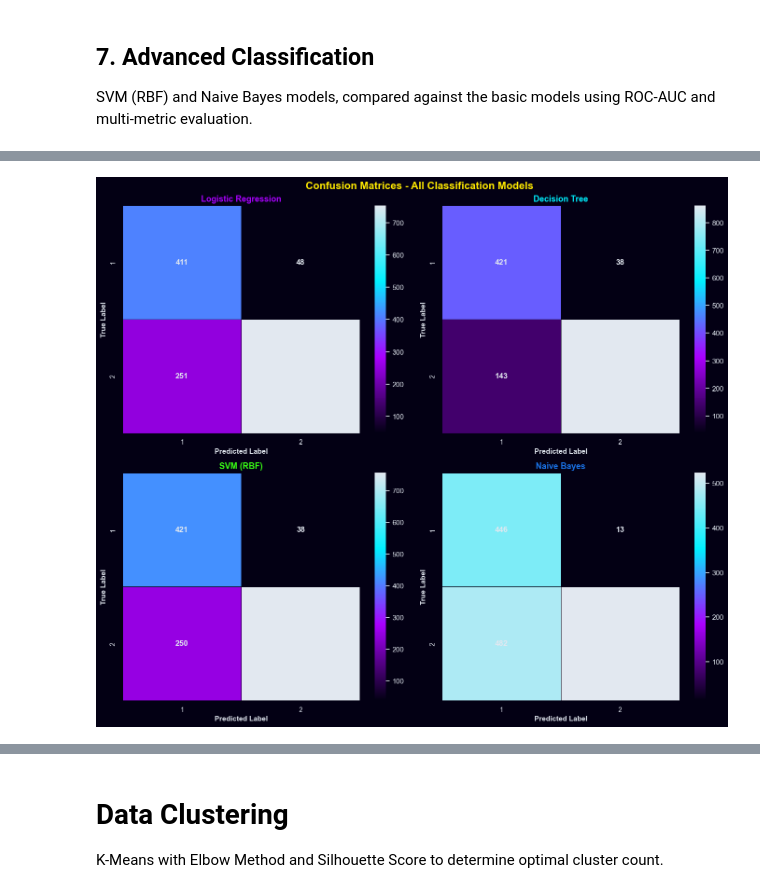
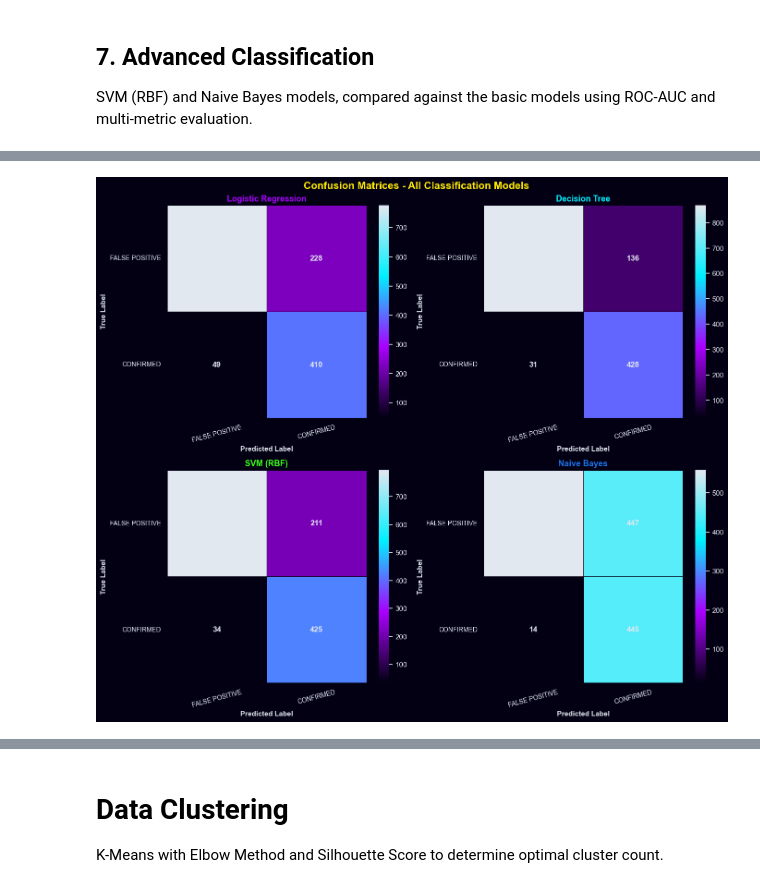
Before and after one commit to Ahmed-Esso/Kepler-Exoplanet, a Jupyter notebook: notebooks/Advanced classifcation.ipynb, the cells around one changed output, grey strips where cells are left out. Cells and saved outputs as stored; diff of their text form; code cells hidden in the pictures.

```diff
--- a/notebooks/Advanced classifcation.ipynb
+++ b/notebooks/Advanced classifcation.ipynb
@@ -483,25 +561,33 @@ from sklearn.metrics import roc_curve, auc, roc_auc_score, f1_score, recall_scor
 import warnings
 warnings.filterwarnings('ignore')
 # %%
-svm_model = SVC(kernel='rbf', C=1.0, gamma='scale', probability=True, class_weight='balanced', random_state=42)
+
+svm_model = Pipeline([
+    ('preprocess', make_scaled_preprocessor()),
+    ('model', SVC(kernel='rbf', C=1.0, gamma='scale', probability=True, class_weight='balanced', random_state=42))
+])
 svm_model.fit(X_train, y_train)
 
 y_pred_svm = svm_model.predict(X_test)
 y_pred_svm_proba = svm_model.predict_proba(X_test)
 
 svm_accuracy = accuracy_score(y_test, y_pred_svm)
-svm_precision = precision_score(y_test, y_pred_svm, average='weighted')
-svm_f1 = f1_score(y_test, y_pred_svm, average='weighted')
-svm_recall = recall_score(y_test, y_pred_svm, average='weighted')
+svm_precision = precision_score(y_test, y_pred_svm, average='weighted', zero_division=0)
+svm_f1 = f1_score(y_test, y_pred_svm, average='weighted', zero_division=0)
+svm_recall = recall_score(y_test, y_pred_svm, average='weighted', zero_division=0)
 # %%
-nb_model = GaussianNB()
+
+nb_model = Pipeline([
+    ('preprocess', make_scaled_preprocessor()),
+    ('model', GaussianNB())
+])
 nb_model.fit(X_train, y_train)
 
 y_pred_nb = nb_model.predict(X_test)
 y_pred_nb_proba = nb_model.predict_proba(X_test)
 
 nb_accuracy = accuracy_score(y_test, y_pred_nb)
-nb_precision = precision_score(y_test, y_pred_nb, average='weighted')
-nb_f1 = f1_score(y_test, y_pred_nb, average='weighted')
-nb_recall = recall_score(y_test, y_pred_nb, average='weighted')
+nb_precision = precision_score(y_test, y_pred_nb, average='weighted', zero_division=0)
+nb_f1 = f1_score(y_test, y_pred_nb, average='weighted', zero_division=0)
+nb_recall = recall_score(y_test, y_pred_nb, average='weighted', zero_division=0)
 # %%
@@ -560,8 +647,7 @@ display(comparison_results)
 # %%
+
 # ROC Curves for Binary Classification
 # Positive class: CONFIRMED exoplanets
-confirmed_label = le.transform(['CONFIRMED'])[0]
-
 def compute_binary_roc(model, X, y_true, positive_label):
     y_score = get_positive_class_scores(model, X, positive_label)
     fpr, tpr, _ = roc_curve(y_true, y_score, pos_label=positive_label)
@@ -578,7 +664,7 @@ roc_models = [
 fig, ax = plt.subplots(figsize=(10, 8))
 
 for model_name, model, color in roc_models:
-    fpr, tpr, roc_auc = compute_binary_roc(model, X_test, y_test, confirmed_label)
+    fpr, tpr, roc_auc = compute_binary_roc(model, X_test, y_test, positive_label)
     ax.plot(fpr, tpr, color=color, linewidth=2.5,
             label=f'{model_name} (AUC = {roc_auc:.3f})')
 
@@ -659,39 +745,42 @@ plt.show()
 # %%
+
 # Confusion Matrices for All Models
-cm_log = confusion_matrix(y_test, y_pred_log)
-cm_tree = confusion_matrix(y_test, y_pred_tree)
-cm_svm = confusion_matrix(y_test, y_pred_svm)
-cm_nb = confusion_matrix(y_test, y_pred_nb)
+cm_log = confusion_matrix(y_test, y_pred_log, labels=class_labels)
+cm_tree = confusion_matrix(y_test, y_pred_tree, labels=class_labels)
+cm_svm = confusion_matrix(y_test, y_pred_svm, labels=class_labels)
+cm_nb = confusion_matrix(y_test, y_pred_nb, labels=class_labels)
 
 fig, axes = plt.subplots(2, 2, figsize=(14, 12))
 fig.suptitle('Confusion Matrices - All Classification Models', fontsize=16, fontweight='bold', color=GALAXY_ACCENT4)
 
 cms = [
     (cm_log, 'Logistic Regression', GALAXY_ACCENT3),
     (cm_tree, 'Decision Tree', GALAXY_ACCENT2),
     (cm_svm, 'SVM (RBF)', GALAXY_ACCENT5),
     (cm_nb, 'Naive Bayes', GALAXY_ACCENT6),
 ]
 
 for idx, (cm, title, color) in enumerate(cms):
     ax = axes[idx // 2, idx % 2]
 
     sns.heatmap(cm, annot=True, fmt='d', cmap=GALAXY_CMAP, ax=ax, cbar=True,
-                xticklabels=np.unique(y_test), yticklabels=np.unique(y_test),
+                xticklabels=class_names, yticklabels=class_names,
                 linewidths=0.5, linecolor=GALAXY_BG,
                 annot_kws={'size': 12, 'weight': 'bold', 'color': GALAXY_FG})
 
     ax.set_title(f'{title}', fontsize=12, fontweight='bold', color=color)
     ax.set_xlabel('Predicted Label', fontsize=11)
     ax.set_ylabel('True Label', fontsize=11)
+    ax.tick_params(axis='x', rotation=15)
+    ax.tick_params(axis='y', rotation=0)
     apply_galaxy_axes(ax, title_color=color)
 
 apply_galaxy_figure(fig)
 plt.tight_layout()
 plt.savefig('06_confusion_matrices_all_models.png', dpi=300, bbox_inches='tight')
 plt.show()
 # %% [output]
-[figure, old version]
+[figure, new version]
 # %%
 # Comprehensive Evaluation Report
 # Render the comparison results with the galaxy theme.
```
Also changed, not shown: parts of 35 cells of this notebook.
